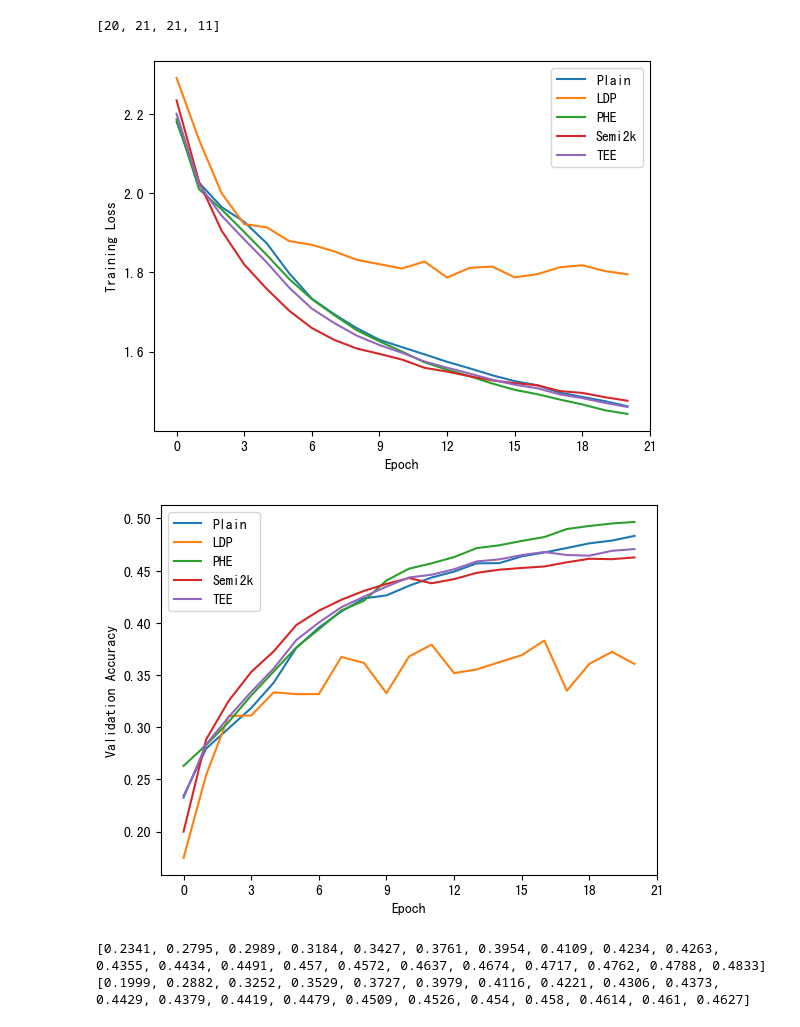
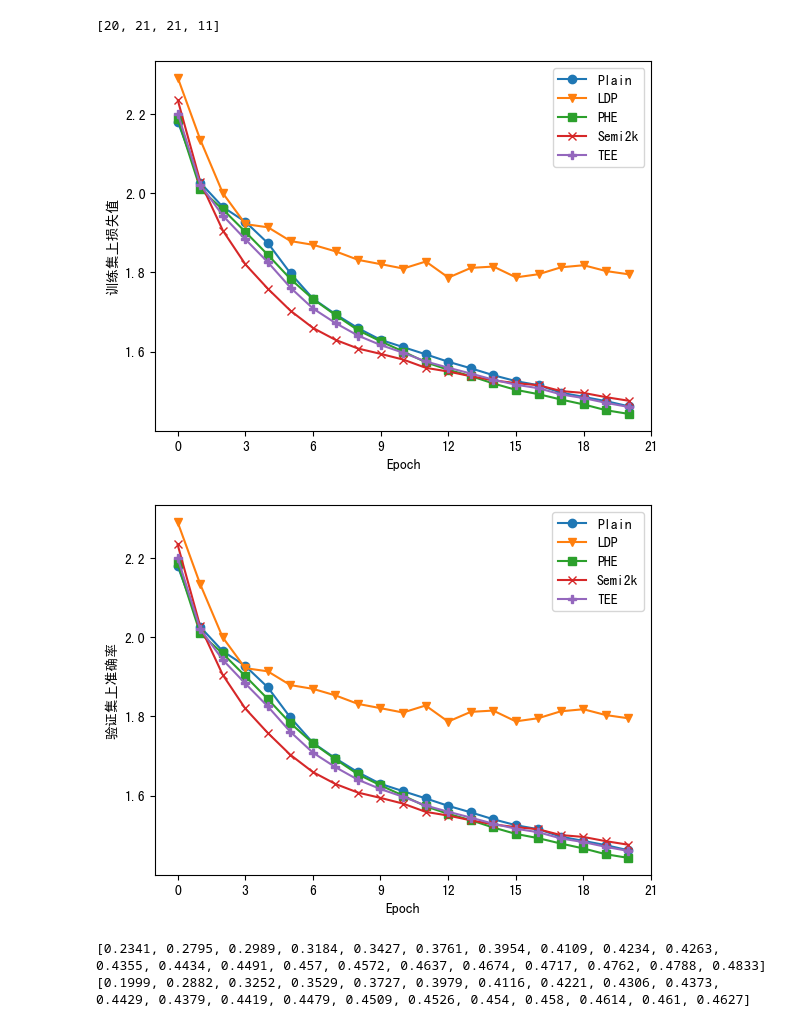
Before and after one commit to yejj710/GradExperiments, a Jupyter notebook: chapter3/exp3_exp4/train_loss_and_val_acc.ipynb, the cells around one changed output. Cells and saved outputs as stored; diff of their text form; code cells hidden in the pictures.

Commit message:
update result marker

```diff
--- a/chapter3/exp3_exp4/train_loss_and_val_acc.ipynb
+++ b/chapter3/exp3_exp4/train_loss_and_val_acc.ipynb
@@ -44,6 +44,7 @@ from matplotlib.ticker import MaxNLocator
 import numpy as np
 
 categories = ['Plain', 'LDP', 'PHE', 'Semi2k', 'TEE']
+markers = ['o','v','s','x','P']
 
 train_loss_history[0].append(1.4617663)
 train_loss_history[3].extend([1.5588854, 1.5494052, 1.5376215, 1.5271613, 1.5202126, 1.514849, 1.5001867, 1.4954981, 1.4847522, 1.4757663])
@@ -56,42 +57,44 @@ for i in range(21):
 train_loss_history.append(tee_loss)
 
 for idx, t in enumerate(categories):
-    plt.plot(train_loss_history[idx], label=t)
+    plt.plot(train_loss_history[idx], label=t, marker=markers[idx], markersize=6)
+# plt.plot(x_values, result1, label='分层聚合', marker='o', markersize=6, markeredgecolor='black')
 # plt.plot(history["global_history"]['val_loss'])
 plt.gca().xaxis.set_major_locator(MaxNLocator(integer=True))
 # plt.title('FLModel loss')
-plt.ylabel('Training Loss')
+plt.ylabel('训练集上损失值')
 plt.xlabel('Epoch')
 
 plt.legend()
 plt.show()
 # %% [output]
-[figure, old version]
+[figure, new version]
 # %%
 tee_acc = []
 test_acc_histroy[0].append(0.4833)
 test_acc_histroy[3].extend([0.4379, 0.4419, 0.4479, 0.4509, 0.4526, 0.454, 0.458, 0.4614, 0.461, 0.4627])
 
 for i in range(17):
     temp = test_acc_histroy[0][i]+test_acc_histroy[2][i]+test_acc_histroy[3][i]
     tee_acc.append(round(temp/3, 7))
 tee_acc.extend([0.465, 0.4644, 0.469, 0.4707])
 test_acc_histroy.append(tee_acc)
 
 for idx, t in enumerate(['Plain', 'LDP', 'PHE', 'Semi2k','TEE']):
-    plt.plot(test_acc_histroy[idx], label=t)
+    # plt.plot(test_acc_histroy[idx], label=t)
+    plt.plot(train_loss_history[idx], label=t, marker=markers[idx], markersize=6)
 # plt.plot(history["global_history"]['val_loss'])
 plt.gca().xaxis.set_major_locator(MaxNLocator(integer=True))
 # plt.title('FLModel loss')
-plt.ylabel('Validation Accuracy')
+plt.ylabel('验证集上准确率')
 plt.xlabel('Epoch')
 # plt.legend(['Train', 'Valid'], loc='upper left')
 # plt.title('聚合')
 
 plt.legend()
 plt.show()
 # %% [output]
-[figure, old version]
+[figure, new version]
 # %%
 print(test_acc_histroy[0])
 print(test_acc_histroy[3])
```
